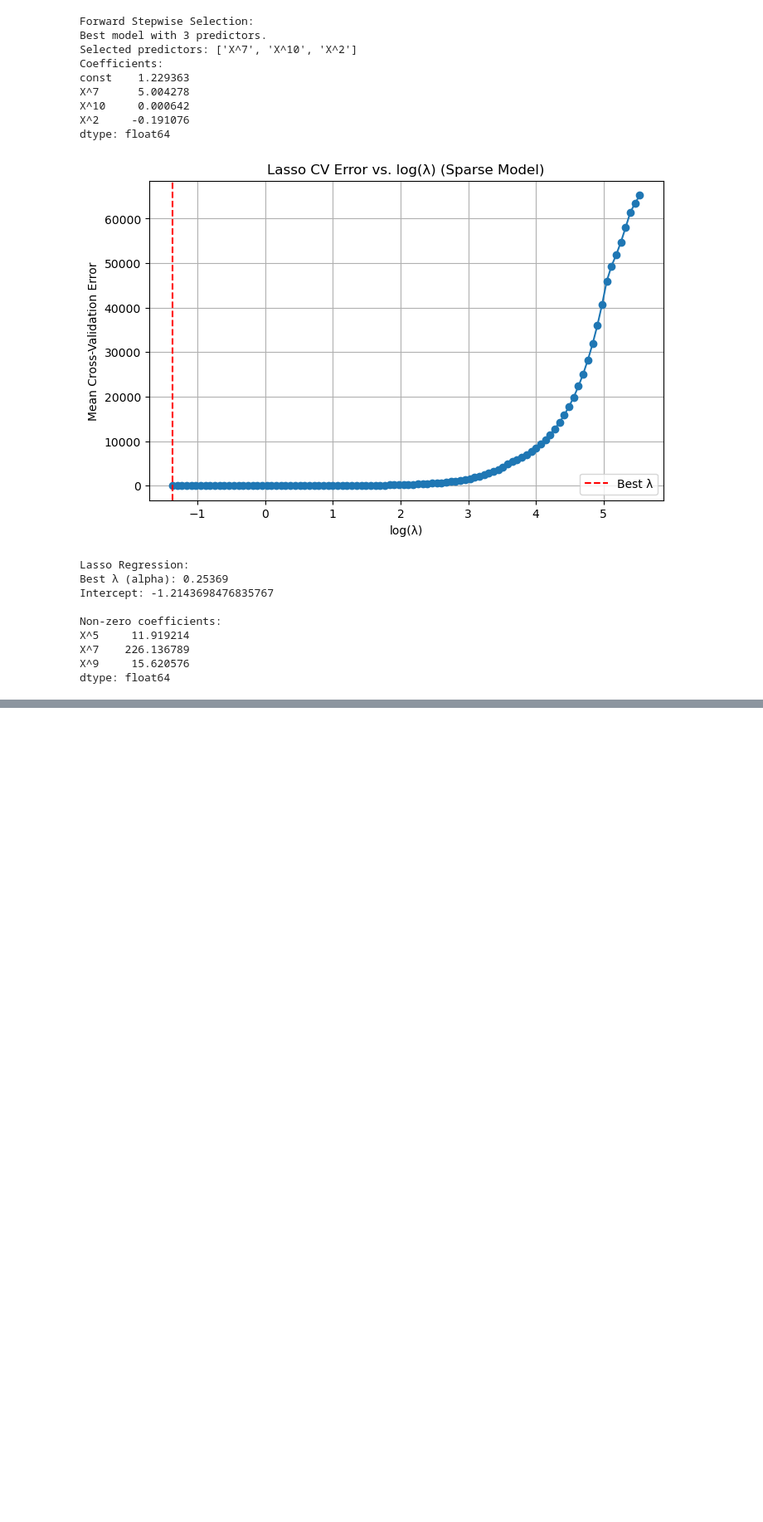
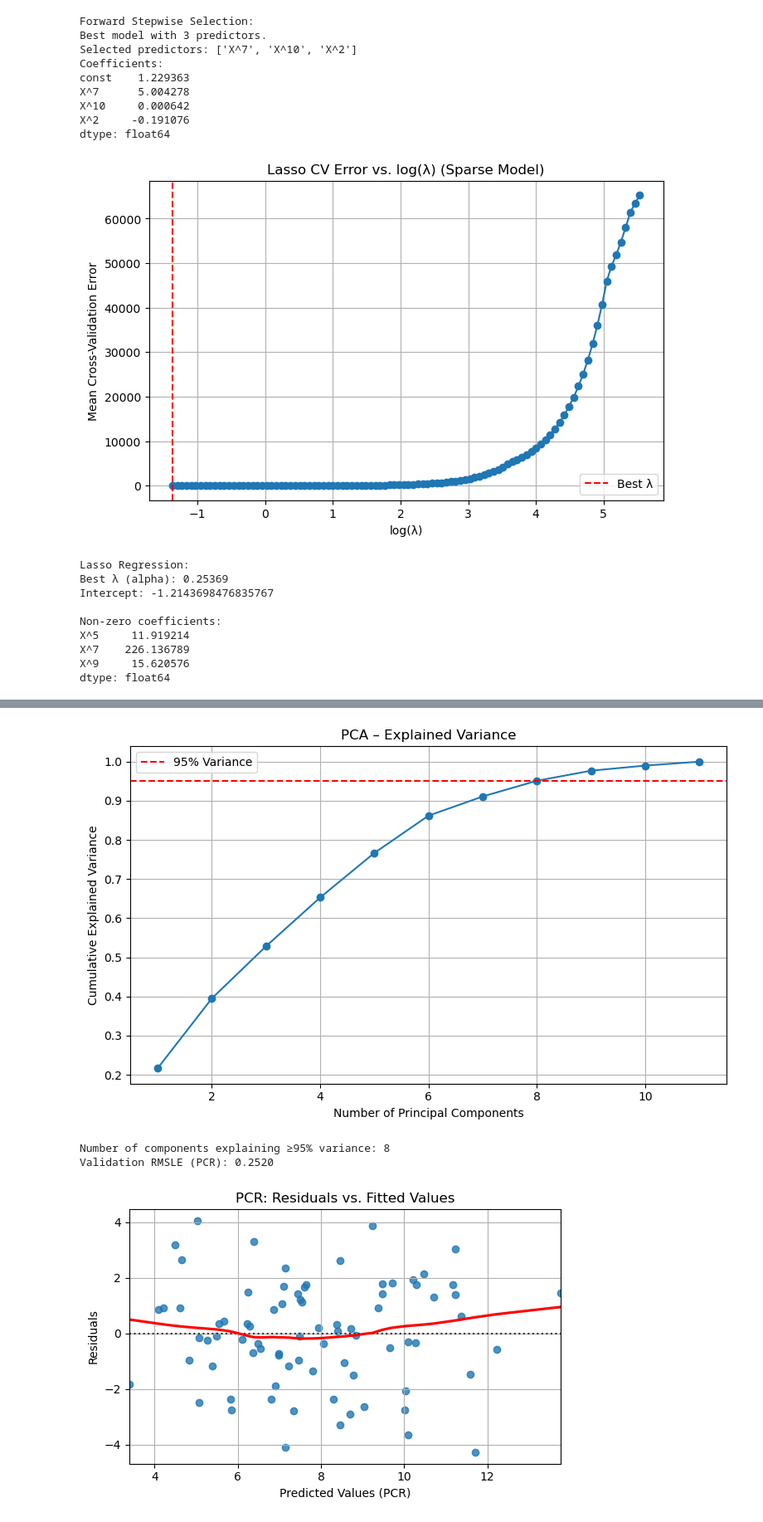
Before and after one commit to aljrezendes/abalone-nonlinear, a Jupyter notebook: RezendesADDS8550-3.ipynb, the cells around one changed output, grey strips where cells are left out. Shown at 83% size. Cells and saved outputs as stored; diff of their text form; code cells hidden in the pictures; blank space fills up the shorter version.

```diff
--- a/RezendesADDS8550-3.ipynb
+++ b/RezendesADDS8550-3.ipynb
@@ -623,0 +879,68 @@ Lasso regression also successfully recovered $X^7$, assigning it a large positiv
+# %%
+from sklearn.decomposition import PCA
+from sklearn.linear_model import LinearRegression
+from sklearn.model_selection import cross_val_score
+from sklearn.metrics import mean_squared_log_error
+import matplotlib.pyplot as plt
+import seaborn as sns
+import statsmodels.api as sm
+
+# Step 1: Apply PCA to the preprocessed training set
+pca = PCA()
+X_train_pca = pca.fit_transform(X_train_processed)
+X_val_pca = pca.transform(X_val_processed)
+
+# Step 2: Plot explained variance to choose number of components
+explained_var_ratio = pca.explained_variance_ratio_
+cumulative_variance = np.cumsum(explained_var_ratio)
+
+plt.figure(figsize=(8, 5))
+plt.plot(range(1, len(cumulative_variance)+1), cumulative_variance, marker='o')
+plt.axhline(y=0.95, color='r', linestyle='--', label='95% Variance')
+plt.xlabel('Number of Principal Components')
+plt.ylabel('Cumulative Explained Variance')
+plt.title('PCA – Explained Variance')
+plt.grid(True)
+plt.legend()
+plt.tight_layout()
+plt.show()
+
+# Step 3: Choose number of components (e.g., enough to explain 95% variance)
+n_components = np.argmax(cumulative_variance >= 0.95) + 1
+print(f"Number of components explaining ≥95% variance: {n_components}")
+
+# Step 4: Fit linear regression on selected components
+X_train_pcr = X_train_pca[:, :n_components]
+X_val_pcr = X_val_pca[:, :n_components]
+
+pcr_model = LinearRegression()
+pcr_model.fit(X_train_pcr, y_train)
+y_val_pred_pcr = pcr_model.predict(X_val_pcr)
+
+# Step 5: Evaluate performance
+rmsle_pcr = np.sqrt(mean_squared_log_error(y_val, np.maximum(y_val_pred_pcr, 0)))
+print(f"Validation RMSLE (PCR): {rmsle_pcr:.4f}")
+
+# Step 6: Assumption check via residuals
+residuals_pcr = y_val - y_val_pred_pcr
+
+plt.figure(figsize=(6, 4))
+sns.residplot(x=y_val_pred_pcr, y=residuals_pcr, lowess=True, line_kws={"color": "red"})
+plt.xlabel("Predicted Values (PCR)")
+plt.ylabel("Residuals")
+plt.title("PCR: Residuals vs. Fitted Values")
+plt.grid(True)
+plt.tight_layout()
+plt.show()
+
+# QQ plot
+sm.qqplot(residuals_pcr, line="45", fit=True)
+plt.title("PCR: QQ Plot of Residuals")
+plt.grid(True)
+plt.tight_layout()
+plt.show()
+# %% [output]
+[figure, added]
+Number of components explaining ≥95% variance: 8
+Validation RMSLE (PCR): 0.2520
+[figure, added]
```
Also changed, not shown: parts of 14 cells of this notebook.
